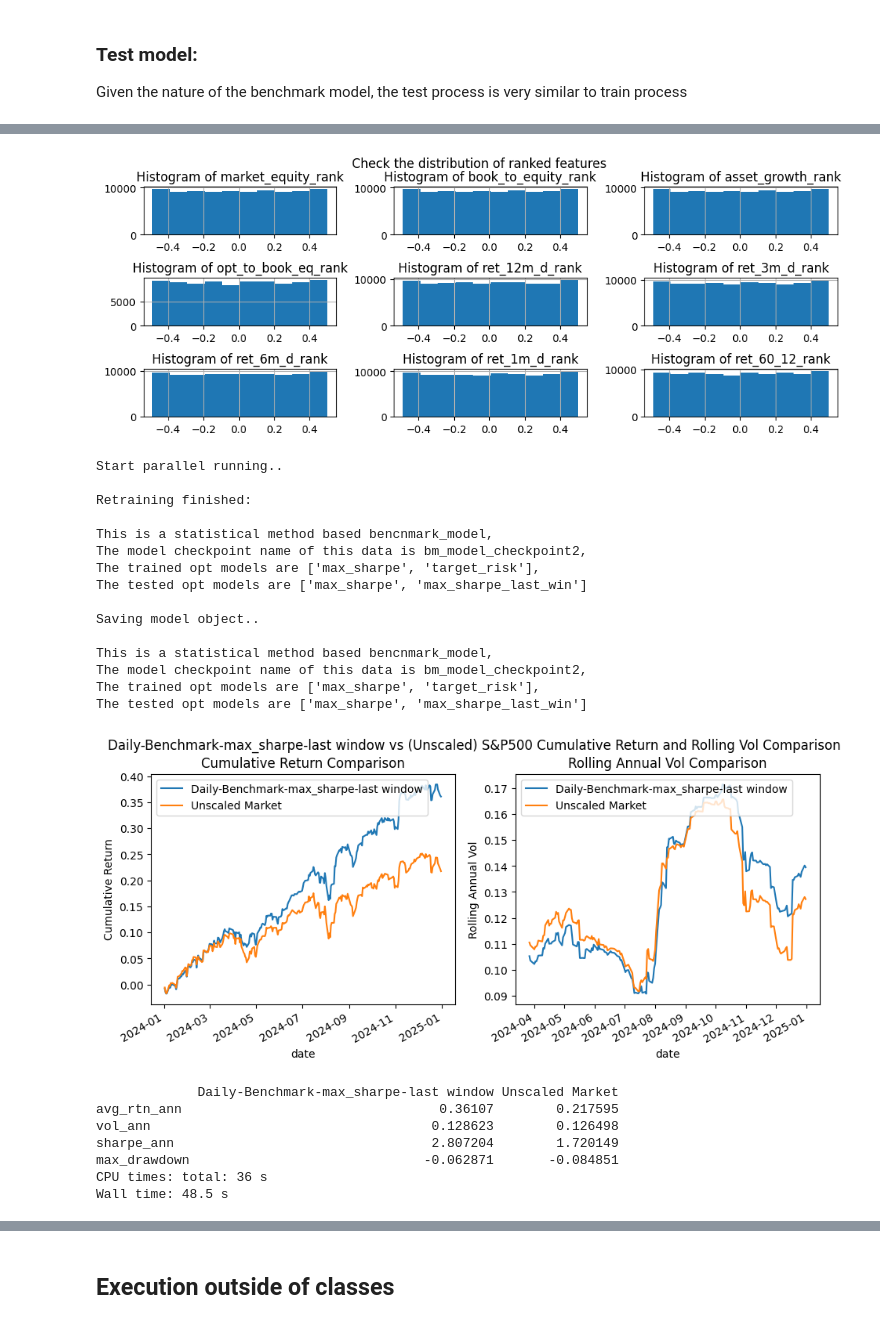
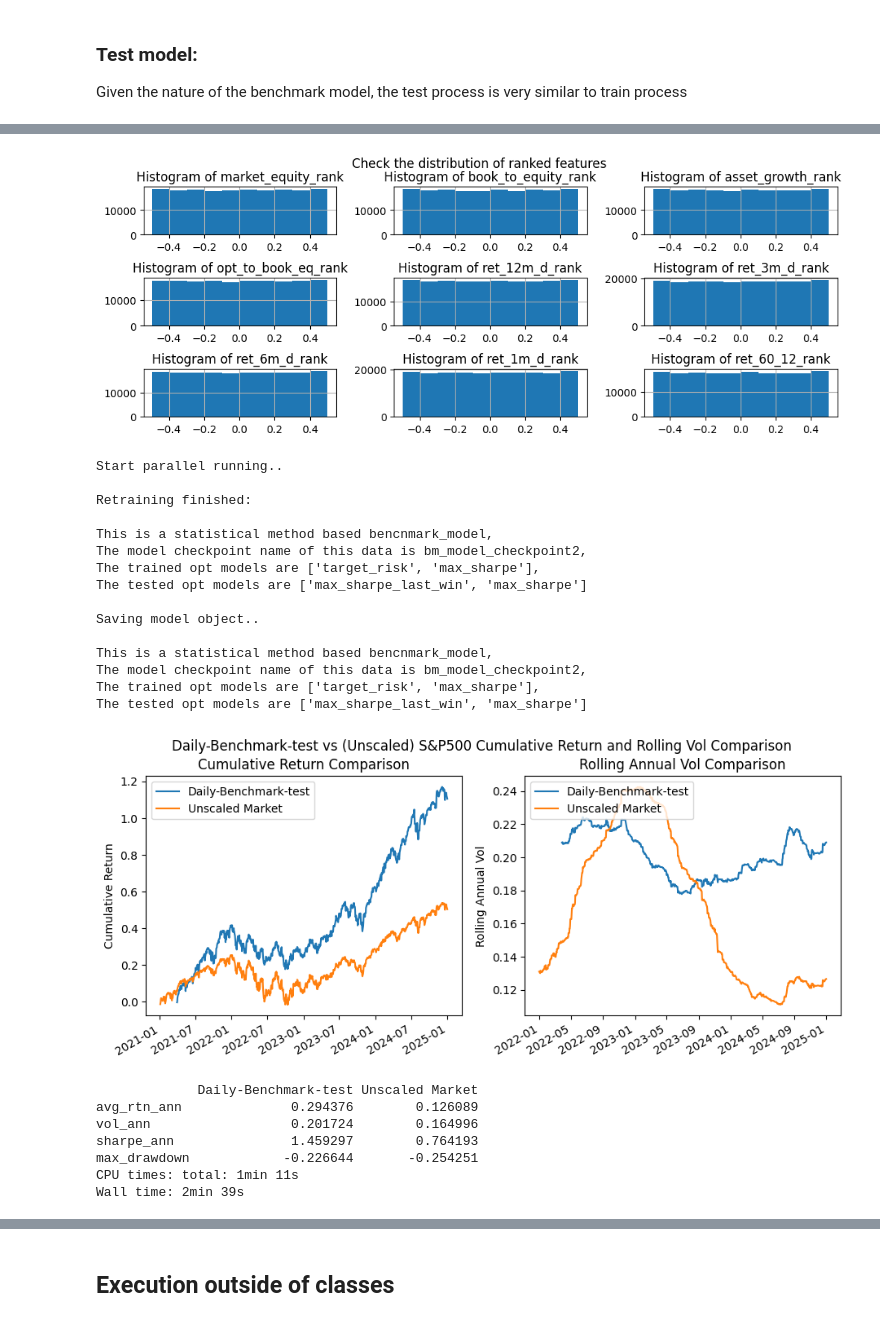
Before and after one commit to IreneNS/Datasci210-capstone, a Jupyter notebook: analysis-individual/IN/ds210_ml_portf_benchmark_model_sm_5.ipynb, the cells around one changed output, grey strips where cells are left out. Drawn from its saved outputs; the diff is of its cells as text; code cells hidden in the pictures.

```diff
--- a/analysis-individual/IN/ds210_ml_portf_benchmark_model_sm_5.ipynb
+++ b/analysis-individual/IN/ds210_ml_portf_benchmark_model_sm_5.ipynb
@@ -825,14 +825,15 @@ model_directory = r'C:\Mine\U.S.-2019\NPB living - 2 - related\School-part time\
 # model_directory = r'/home/sagemaker-user/user-default-efs/benchmark_model/'
 model_checkpoint_name = 'bm_model_checkpoint2' # 'bm_model_checkpoint1', 'bm_model_checkpoint2' (full universe); bm_model_checkpoint3 to test sub universe
 # get ticker list # IN mod2
-with open(f'{data_directory}/top_100_ticker_l.pkl', 'rb') as f:
-    top_100_ticker_l = pickle.load(f)
+with open(f'{data_directory}/top_200_ticker_l.pkl', 'rb') as f:
+    top_200_ticker_l = pickle.load(f)
 
-ticker_list = [] # [] for full universe, top_100_ticker_l, top_200_ticker_l, top_300_ticker_l for top100,200,300 stocks
+ticker_list = top_200_ticker_l # [] for full universe, top_100_ticker_l, top_200_ticker_l, top_300_ticker_l for top100,200,300 stocks
 rebal_freq = 'D' # 'D','W','M'
 opt_flag = 'max_sharpe' #'max_sharpe','target_risk'
-force_retrain = False
-force_take_new_data = False
+force_retrain = True
+force_take_new_data = True
+last_win_only = False
 
 ## get data - will get data within the benchmark_run_train
 # data_obj = data_unit.data_main(data_directory, data_checkpoint_name, start_date, train_end_date, verbose=False)
@@ -850,7 +851,7 @@ bm_model_obj, train_reg_param_df, train_exp_exc_rtn_df, train_opt_weight_df=\
 
 ## evaluate the trained model
 portf_rtn_train, portf_mkt_rtn_train, stats_df_train, scaler_df_train, fig_perf_train, scaled_weight_df_train = \
-    bm_model_obj.eval('train',opt_flag, last_win_only=False, vol_scaler_flag=False, scaling_vol_tgt=0.3, plot_show=True)  #IN mod
+    bm_model_obj.eval('train',opt_flag, last_win_only, vol_scaler_flag=True, scaling_vol_tgt=0.2, plot_show=True)  #IN mod
 
 process_ends = os.times()
 wall_ends = time.time()
@@ -927,13 +945,13 @@ model_directory = r'C:\Mine\U.S.-2019\NPB living - 2 - related\School-part time\
 model_checkpoint_name = 'bm_model_checkpoint2' #'bm_model_checkpoint2' only bm_model_checkpoint2 works for test with updated test data (full universe); bm_model_checkpoint3 to test sub universe
 
 # get ticker list # IN mod2
-with open(f'{data_directory}/top_100_ticker_l.pkl', 'rb') as f:
-    top_100_ticker_l = pickle.load(f)
+with open(f'{data_directory}/top_200_ticker_l.pkl', 'rb') as f:
+    top_200_ticker_l = pickle.load(f)
 
-ticker_list = top_100_ticker_l # [] for full universe, or top_100_ticker_l, top_200_ticker_l, top_300_ticker_l
+ticker_list = top_200_ticker_l # [] for full universe, or top_100_ticker_l, top_200_ticker_l, top_300_ticker_l
 rebal_freq = 'D' # 'D','W','M'
 opt_flag = 'max_sharpe' #'max_sharpe','target_risk'
-last_win_only = True
+last_win_only = False
 force_retrain= True
 force_take_new_data = True
 
@@ -950,7 +968,7 @@ bm_model_obj, test_reg_param_df, test_exp_exc_rtn_df, test_opt_weight_df  =\
 
 ## evaluate the test model
 portf_rtn_test, portf_mkt_rtn_test, stats_df_test, scaler_df_test, fig_perf_test, scaled_weight_df_test = \
-    bm_model_obj.eval('test', opt_flag, last_win_only, vol_scaler_flag=False, scaling_vol_tgt=0.2, plot_show=True)
+    bm_model_obj.eval('test', opt_flag, last_win_only, vol_scaler_flag=True, scaling_vol_tgt=0.2, plot_show=True)
 # %% [output]
 The checkpoint name of this data is ,
 and data_dic keys are []
@@ -971,28 +989,28 @@ The shape of input_used after adding rank_features is (94169, 25)
 The added columns are: ['market_equity_rank', 'book_to_equity_rank', 'asset_growth_rank', 'opt_to_book_eq_rank', 'ret_12m_d_rank', 'ret_3m_d_rank', 'ret_6m_d_rank', 'ret_1m_d_rank', 'ret_60_12_rank']
-[figure, old version]
+[figure, new version]
 Start parallel running..
 
 Retraining finished:
 
 This is a statistical method based bencnmark_model,
 The model checkpoint name of this data is bm_model_checkpoint2,
-The trained opt models are ['max_sharpe', 'target_risk'],
-The tested opt models are ['max_sharpe', 'max_sharpe_last_win']
+The trained opt models are ['target_risk', 'max_sharpe'],
+The tested opt models are ['max_sharpe_last_win', 'max_sharpe']
 
 Saving model object..
 
 This is a statistical method based bencnmark_model,
 The model checkpoint name of this data is bm_model_checkpoint2,
-The trained opt models are ['max_sharpe', 'target_risk'],
-The tested opt models are ['max_sharpe', 'max_sharpe_last_win']
+The trained opt models are ['target_risk', 'max_sharpe'],
+The tested opt models are ['max_sharpe_last_win', 'max_sharpe']
-[figure, old version]
+[figure, new version]
-             Daily-Benchmark-max_sharpe-last window Unscaled Market
-avg_rtn_ann                                 0.36107        0.217595
-vol_ann                                    0.128623        0.126498
-sharpe_ann                                 2.807204        1.720149
-max_drawdown                              -0.062871       -0.084851
-CPU times: total: 36 s
-Wall time: 48.5 s
+             Daily-Benchmark-test Unscaled Market
+avg_rtn_ann              0.294376        0.126089
+vol_ann                  0.201724        0.164996
+sharpe_ann               1.459297        0.764193
+max_drawdown            -0.226644       -0.254251
+CPU times: total: 1min 11s
+Wall time: 2min 39s
 # %%
 # the part that produce what live demo needs:
 portf_rtn_test, portf_mkt_rtn_test, stats_df_test, scaler_df_test, fig_perf_test, scaled_weight_df_test = \
```
Also changed, not shown: parts of 13 cells of this notebook.
